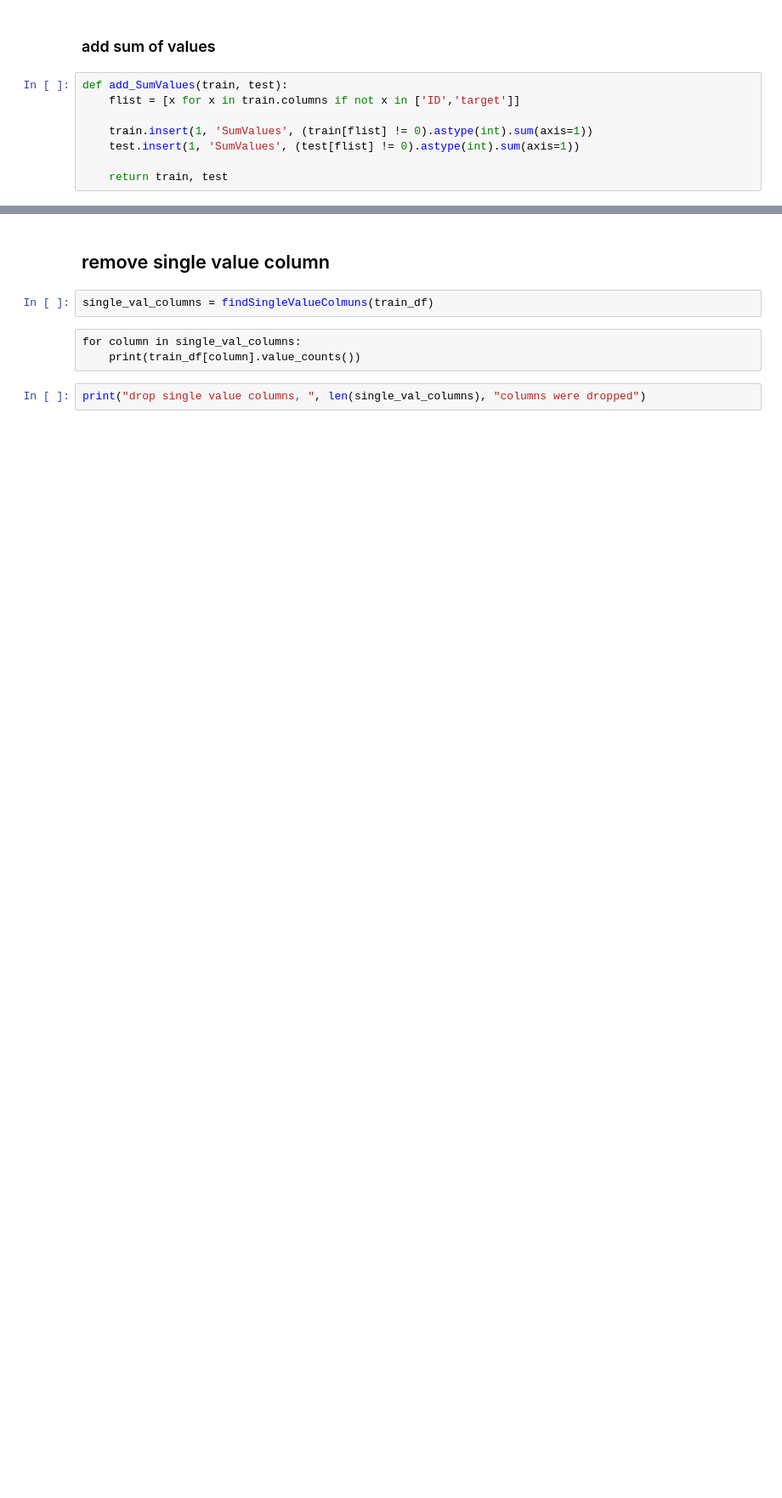
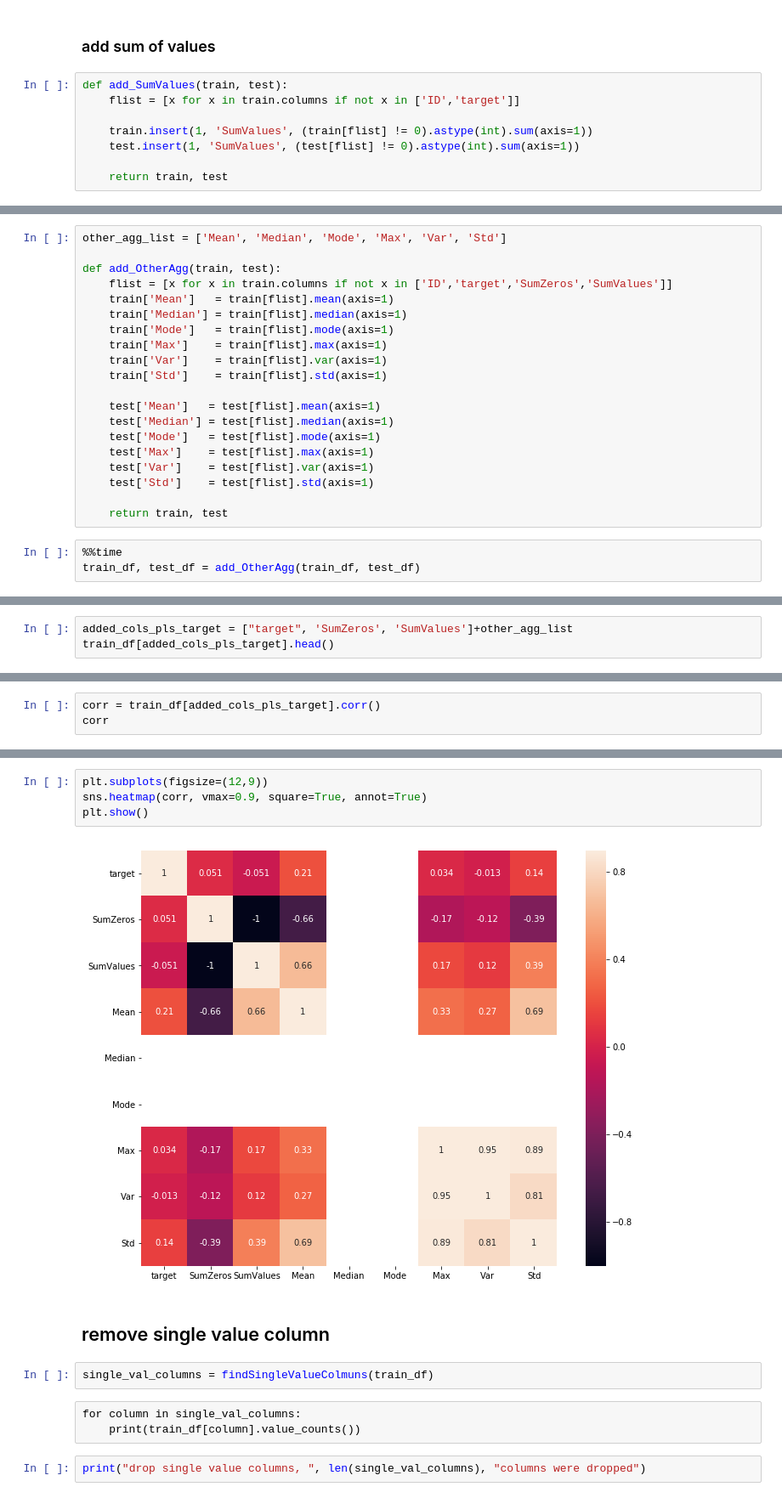
Before and after one commit to alancet/test, a Jupyter notebook: kaggle/santander-value-prediction-challenge/src/my_predict.ipynb, the cells around one changed output, grey strips where cells are left out. Shown at 85% size. Drawn from its saved outputs; the diff is of its cells as text; blank space fills up the shorter version.

Commit message:
added new features like mean val

```diff
--- a/kaggle/santander-value-prediction-challenge/src/my_predict.ipynb
+++ b/kaggle/santander-value-prediction-challenge/src/my_predict.ipynb
@@ -561,0 +518,23 @@ Name: SumValues, Length: 4459, dtype: int64
+# %%
+other_agg_list = ['Mean', 'Median', 'Mode', 'Max', 'Var', 'Std']
+
+def add_OtherAgg(train, test):
+    flist = [x for x in train.columns if not x in ['ID','target','SumZeros','SumValues']]
+    train['Mean']   = train[flist].mean(axis=1)
+    train['Median'] = train[flist].median(axis=1)
+    train['Mode']   = train[flist].mode(axis=1)
+    train['Max']    = train[flist].max(axis=1)
+    train['Var']    = train[flist].var(axis=1)
+    train['Std']    = train[flist].std(axis=1)
+
+    test['Mean']   = test[flist].mean(axis=1)
+    test['Median'] = test[flist].median(axis=1)
+    test['Mode']   = test[flist].mode(axis=1)
+    test['Max']    = test[flist].max(axis=1)
+    test['Var']    = test[flist].var(axis=1)
+    test['Std']    = test[flist].std(axis=1)
+
+    return train, test
+# %%
+%%time
+train_df, test_df = add_OtherAgg(train_df, test_df)
@@ -561,0 +562,3 @@ Name: SumValues, Length: 4459, dtype: int64
+# %%
+added_cols_pls_target = ["target", 'SumZeros', 'SumValues']+other_agg_list
+train_df[added_cols_pls_target].head()
@@ -561,0 +572,3 @@ Name: SumValues, Length: 4459, dtype: int64
+# %%
+corr = train_df[added_cols_pls_target].corr()
+corr
@@ -562,3 +586,9 @@ Name: SumValues, Length: 4459, dtype: int64
+# %%
+plt.subplots(figsize=(12,9))
+sns.heatmap(corr, vmax=0.9, square=True, annot=True)
+plt.show()
+# %% [output]
+[figure, added]
 # %% [markdown]
 ## remove single value column
 # %%
```
Also changed, not shown: parts of 44 cells of this notebook.
